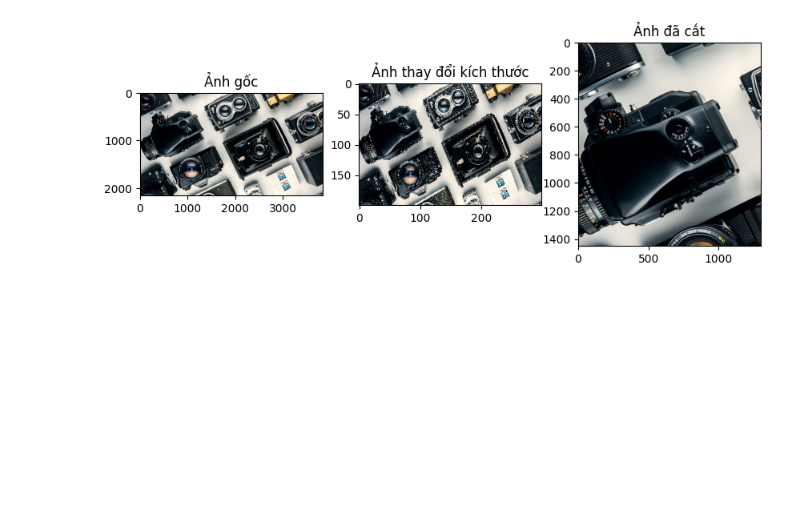
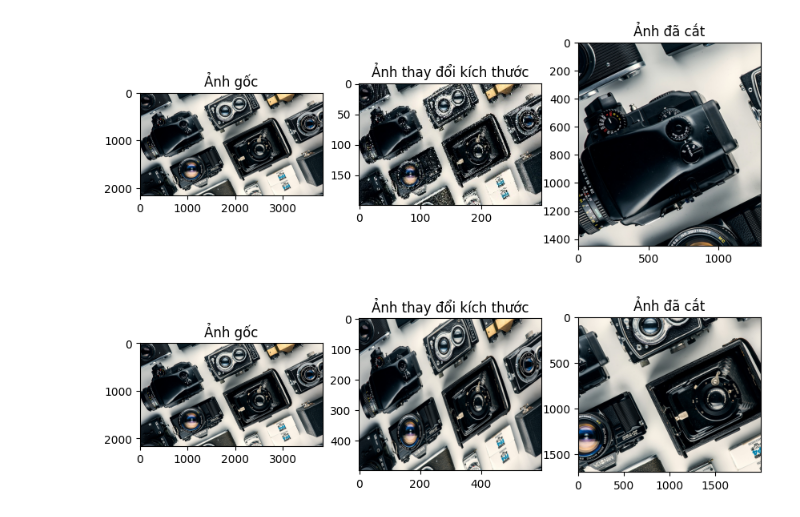
Before and after one commit to trieuhoang1212/Labs_ComputerVision, a Jupyter notebook: Lab1/Cau3/Notebook/Cau3_Notebook.ipynb, the cells around one changed output. Saved outputs shown, nothing was run; the diff lists cells and outputs as text; code cells hidden in the pictures; blank space fills up the shorter version.

```diff
--- a/Lab1/Cau3/Notebook/Cau3_Notebook.ipynb
+++ b/Lab1/Cau3/Notebook/Cau3_Notebook.ipynb
@@ -34,3 +34,30 @@ axx[2].set_title('Ảnh đã cắt')
 plt.show()
 # %% [output]
 [figure]
+# %%
+# Cắt và thay đổi kích thước ảnh sử dụng PIL
+from PIL import Image
+from matplotlib import pyplot as plt
+
+img = Image.open('../input.jpg')
+
+# Thay đổi kích thước và lưu ảnh
+resized_img = img.resize((600, 500))
+
+
+# Cắt ảnh và lưu ảnh
+cropped_img = img.crop((1000, 300, 3000, 2000))  # (left, upper, right, lower)
+cropped_img.save('cropped_image_PIL.jpg')
+
+# hiển thị ảnh gốc và ảnh đã thay đổi kích thước
+fig = plt.subplots(1,3, figsize=(10,5))
+axx = fig[1]
+axx[0].imshow(img)
+axx[0].set_title('Ảnh gốc')
+axx[1].imshow(resized_img)
+axx[1].set_title('Ảnh thay đổi kích thước')
+axx[2].imshow(cropped_img)
+axx[2].set_title('Ảnh đã cắt')
+plt.show()
+# %% [output]
+[figure, added]
```
Also changed, not shown: parts of 1 cell of this notebook, 7 other files.
